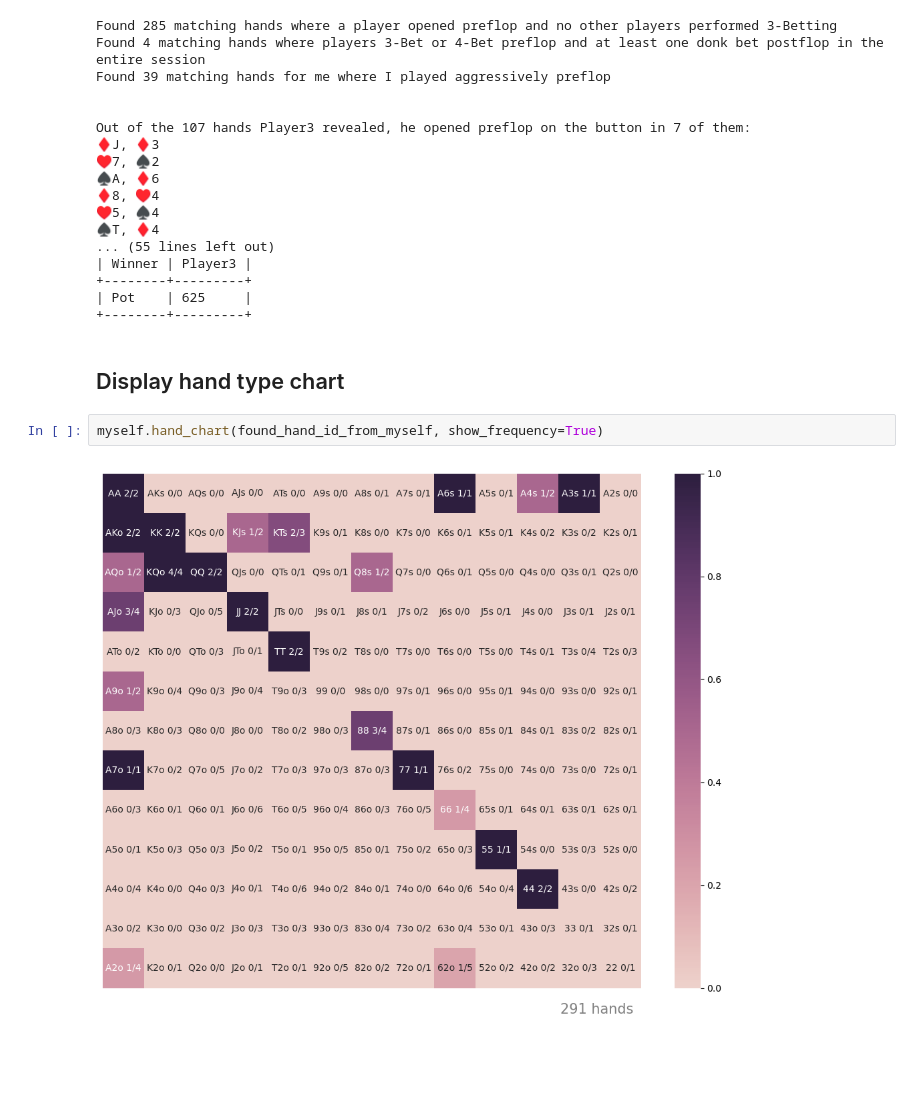
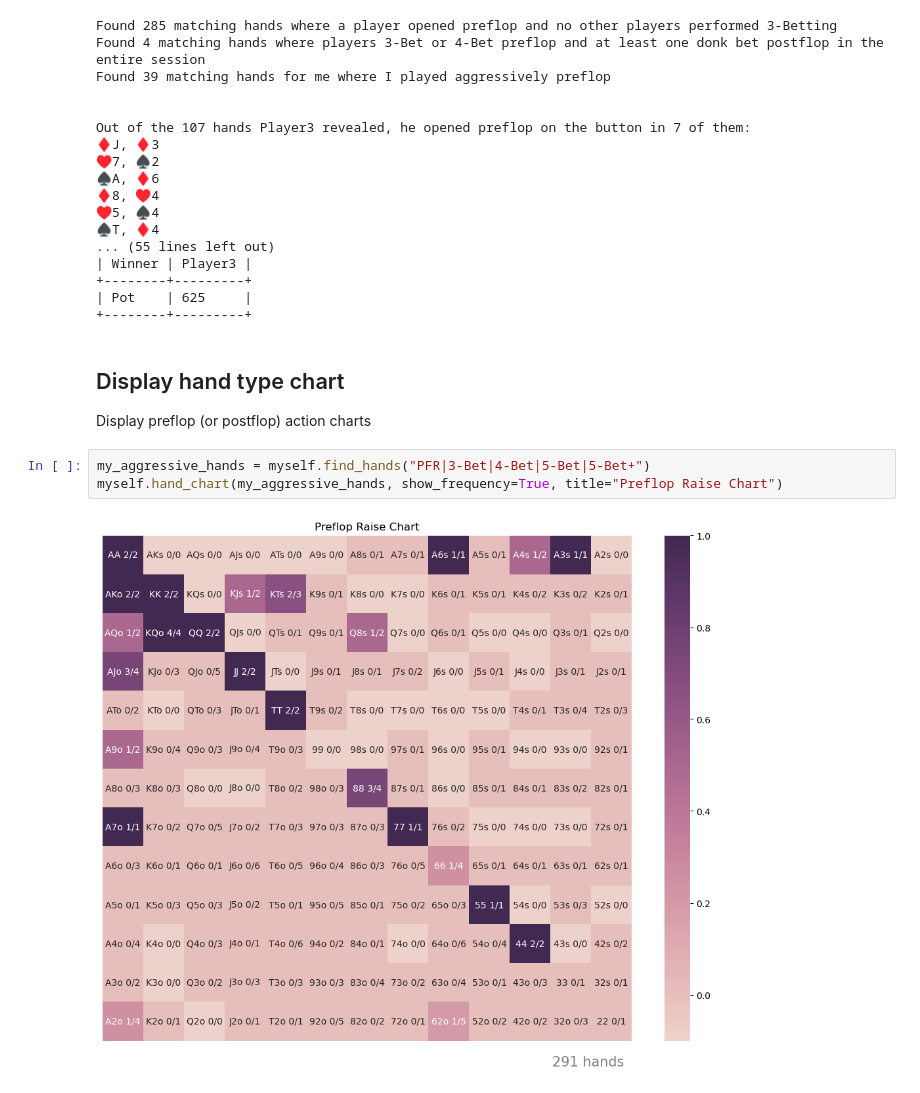
Before and after one commit to foster-chen/PNParser, a Jupyter notebook: main.ipynb, the cells around one changed output. Cells and saved outputs as stored; diff of their text form; blank space fills up the shorter version.

```diff
--- a/main.ipynb
+++ b/main.ipynb
@@ -155,7 +155,9 @@ Out of the 107 hands Player3 revealed, he opened preflop on the button in 7 of t
 +--------+---------+
 # %% [markdown]
 ## Display hand type chart
+Display preflop (or postflop) action charts
-# %%
-myself.hand_chart(found_hand_id_from_myself, show_frequency=True)
-# %% [output]
-[figure, removed]
+# %%
+my_aggressive_hands = myself.find_hands("PFR|3-Bet|4-Bet|5-Bet|5-Bet+")
+myself.hand_chart(my_aggressive_hands, show_frequency=True, title="Preflop Raise Chart")
+# %% [output]
+[figure, added]
```
Also changed, not shown: parts of 4 cells of this notebook, 4 other files.
